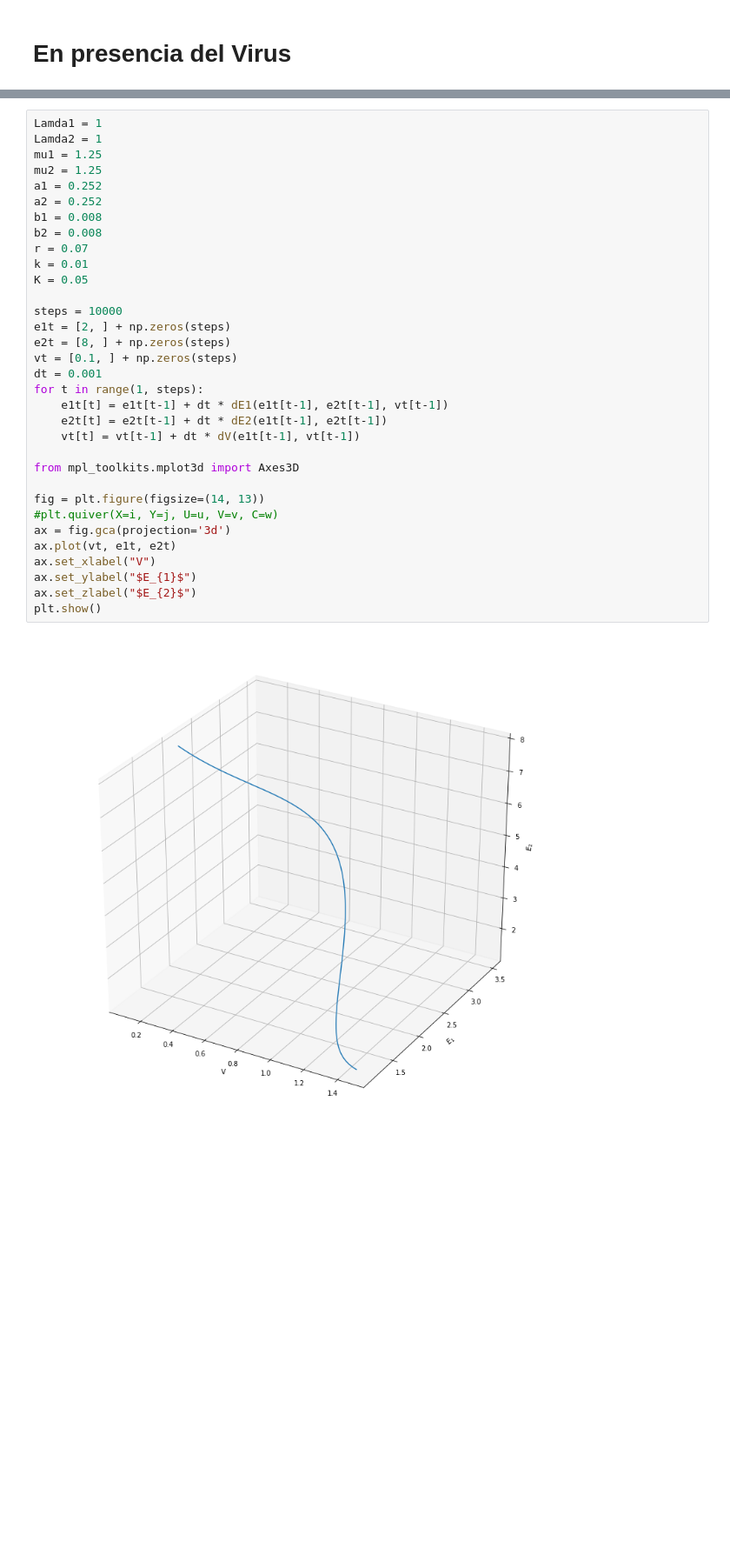
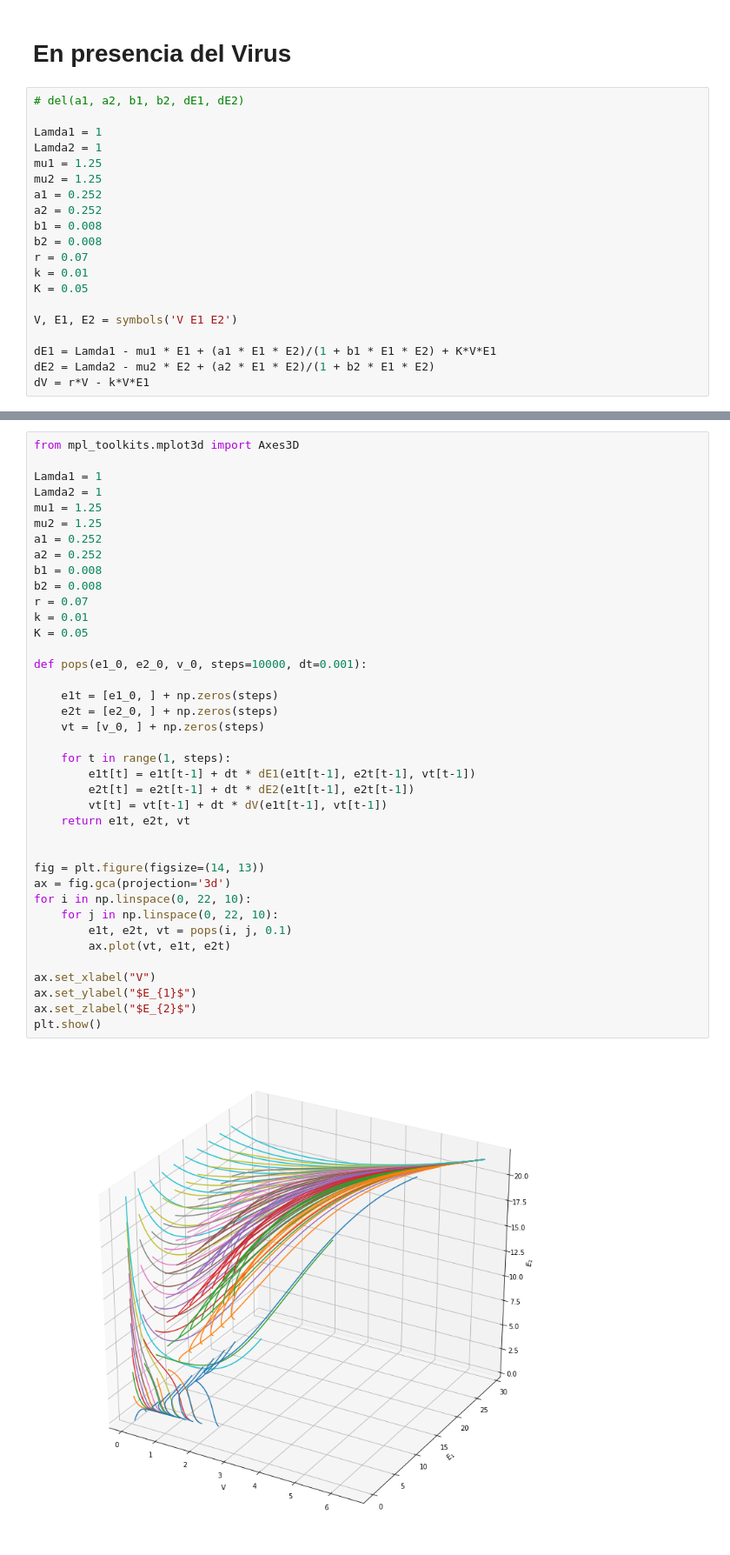
Before and after one commit to rgarcia-herrera/sistemas-dinamicos, a Jupyter notebook: human_immune.ipynb, the cells around one changed output, grey strips where cells are left out. Shown: that part at 87% size. Saved outputs shown, nothing was run; the diff lists cells and outputs as text; blank space fills up the shorter version.

```diff
--- a/human_immune.ipynb
+++ b/human_immune.ipynb
@@ -274,3 +286,23 @@ pop(18,22)
 [figure]
 # %% [markdown]
 # En presencia del Virus
+# %%
+# del(a1, a2, b1, b2, dE1, dE2)
+
+Lamda1 = 1
+Lamda2 = 1
+mu1 = 1.25
+mu2 = 1.25
+a1 = 0.252
+a2 = 0.252
+b1 = 0.008
+b2 = 0.008
+r = 0.07
+k = 0.01
+K = 0.05
+
+V, E1, E2 = symbols('V E1 E2')
+
+dE1 = Lamda1 - mu1 * E1 + (a1 * E1 * E2)/(1 + b1 * E1 * E2) + K*V*E1
+dE2 = Lamda2 - mu2 * E2 + (a2 * E1 * E2)/(1 + b2 * E1 * E2)
+dV = r*V - k*V*E1
@@ -284,39 +341,45 @@ def dE2(E1, E2):
 def dV(V, E1):
     return r*V - k*V*E1
 # %%
+from mpl_toolkits.mplot3d import Axes3D
+
 Lamda1 = 1
 Lamda2 = 1
 mu1 = 1.25
 mu2 = 1.25
 a1 = 0.252
 a2 = 0.252
 b1 = 0.008
 b2 = 0.008
 r = 0.07
 k = 0.01
 K = 0.05
 
-steps = 10000
-e1t = [2, ] + np.zeros(steps)
-e2t = [8, ] + np.zeros(steps)
-vt = [0.1, ] + np.zeros(steps)
-dt = 0.001
-for t in range(1, steps):
-    e1t[t] = e1t[t-1] + dt * dE1(e1t[t-1], e2t[t-1], vt[t-1])
-    e2t[t] = e2t[t-1] + dt * dE2(e1t[t-1], e2t[t-1])
-    vt[t] = vt[t-1] + dt * dV(e1t[t-1], vt[t-1])
+def pops(e1_0, e2_0, v_0, steps=10000, dt=0.001):
 
-from mpl_toolkits.mplot3d import Axes3D
+    e1t = [e1_0, ] + np.zeros(steps)
+    e2t = [e2_0, ] + np.zeros(steps)
+    vt = [v_0, ] + np.zeros(steps)
+
+    for t in range(1, steps):
+        e1t[t] = e1t[t-1] + dt * dE1(e1t[t-1], e2t[t-1], vt[t-1])
+        e2t[t] = e2t[t-1] + dt * dE2(e1t[t-1], e2t[t-1])
+        vt[t] = vt[t-1] + dt * dV(e1t[t-1], vt[t-1])
+    return e1t, e2t, vt
+
 
 fig = plt.figure(figsize=(14, 13))
-#plt.quiver(X=i, Y=j, U=u, V=v, C=w)
 ax = fig.gca(projection='3d')
-ax.plot(vt, e1t, e2t)
+for i in np.linspace(0, 22, 10):
+    for j in np.linspace(0, 22, 10):
+        e1t, e2t, vt = pops(i, j, 0.1)
+        ax.plot(vt, e1t, e2t)
+
 ax.set_xlabel("V")
 ax.set_ylabel("$E_{1}$")
 ax.set_zlabel("$E_{2}$")
 plt.show()
 # %% [output]
-[figure, old version]
+[figure, new version]
 # %%
 fig = plt.figure(figsize=(10,6))
```
Also changed, not shown: parts of 29 cells of this notebook.
